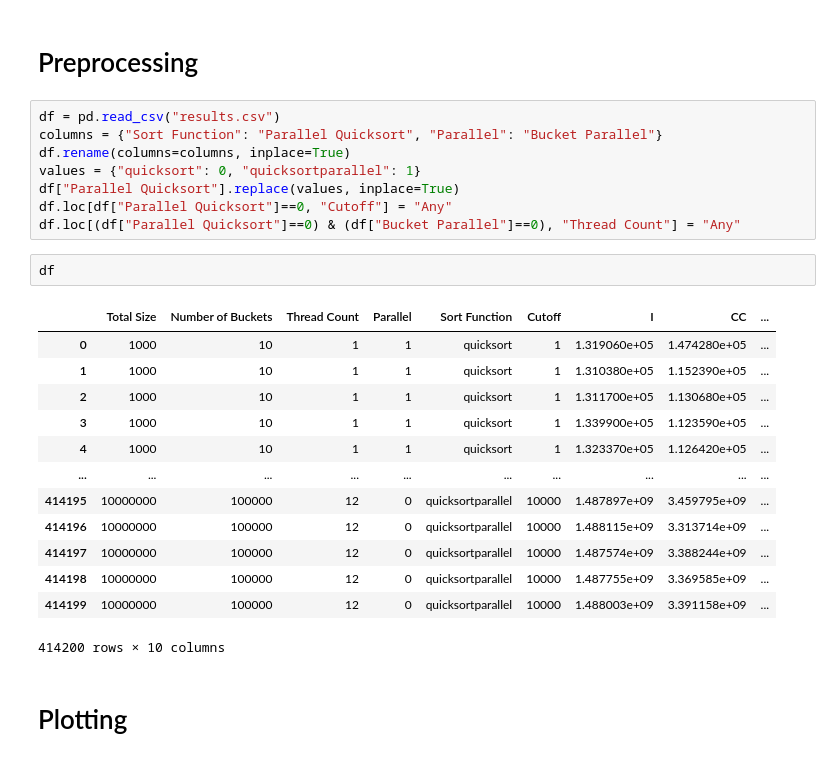
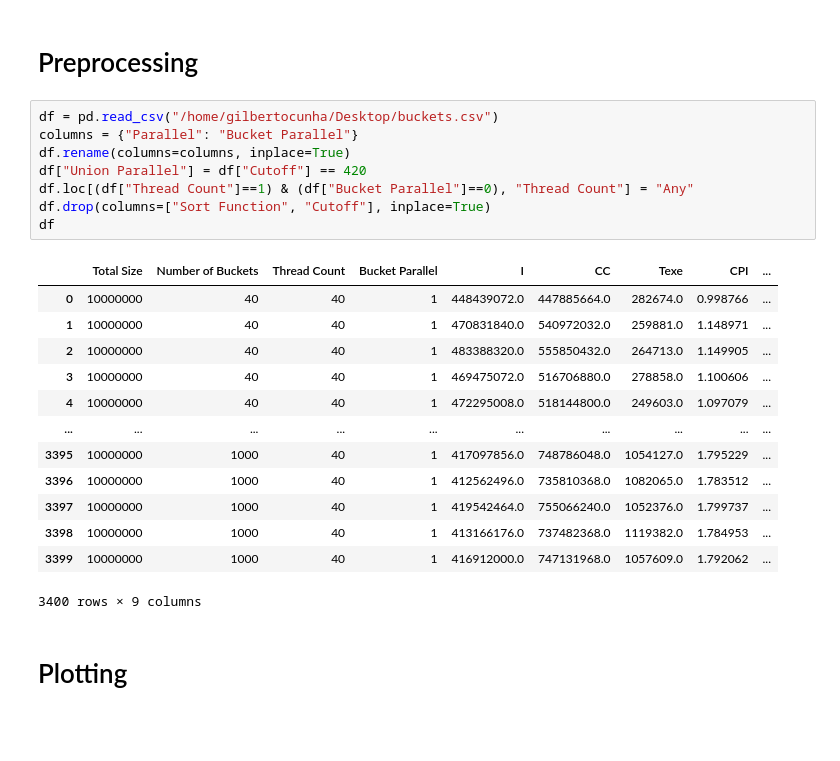
Before and after one commit to GilbertoCunha/ParallelComputing, a Jupyter notebook: Trabalho2/DataPlots.ipynb, the cells around one changed output. Drawn from its saved outputs; the diff is of its cells as text; blank space fills up the shorter version.

```diff
--- a/Trabalho2/DataPlots.ipynb
+++ b/Trabalho2/DataPlots.ipynb
@@ -7,29 +7,27 @@ import numpy as np
 # %% [markdown]
 # Preprocessing
 # %%
-df = pd.read_csv("results.csv")
-columns = {"Sort Function": "Parallel Quicksort", "Parallel": "Bucket Parallel"}
+df = pd.read_csv("/home/gilbertocunha/Desktop/buckets.csv")
+columns = {"Parallel": "Bucket Parallel"}
 df.rename(columns=columns, inplace=True)
-values = {"quicksort": 0, "quicksortparallel": 1}
-df["Parallel Quicksort"].replace(values, inplace=True)
-df.loc[df["Parallel Quicksort"]==0, "Cutoff"] = "Any"
-df.loc[(df["Parallel Quicksort"]==0) & (df["Bucket Parallel"]==0), "Thread Count"] = "Any"
+df["Union Parallel"] = df["Cutoff"] == 420
+df.loc[(df["Thread Count"]==1) & (df["Bucket Parallel"]==0), "Thread Count"] = "Any"
+df.drop(columns=["Sort Function", "Cutoff"], inplace=True)
+df
+# %% [output]
+|  | Total Size | Number of Buckets | Thread Count | Bucket Parallel | I | CC | Texe | CPI | ... |
+| 0 | 10000000 | 40 | 40 | 1 | 448439072.0 | 447885664.0 | 282674.0 | 0.998766 | ... |
+| 1 | 10000000 | 40 | 40 | 1 | 470831840.0 | 540972032.0 | 259881.0 | 1.148971 | ... |
+| 2 | 10000000 | 40 | 40 | 1 | 483388320.0 | 555850432.0 | 264713.0 | 1.149905 | ... |
+| 3 | 10000000 | 40 | 40 | 1 | 469475072.0 | 516706880.0 | 278858.0 | 1.100606 | ... |
+| 4 | 10000000 | 40 | 40 | 1 | 472295008.0 | 518144800.0 | 249603.0 | 1.097079 | ... |
+| ... | ... | ... | ... | ... | ... | ... | ... | ... | ... |
+| 3395 | 10000000 | 1000 | 40 | 1 | 417097856.0 | 748786048.0 | 1054127.0 | 1.795229 | ... |
+| 3396 | 10000000 | 1000 | 40 | 1 | 412562496.0 | 735810368.0 | 1082065.0 | 1.783512 | ... |
+| 3397 | 10000000 | 1000 | 40 | 1 | 419542464.0 | 755066240.0 | 1052376.0 | 1.799737 | ... |
+| 3398 | 10000000 | 1000 | 40 | 1 | 413166176.0 | 737482368.0 | 1119382.0 | 1.784953 | ... |
+| 3399 | 10000000 | 1000 | 40 | 1 | 416912000.0 | 747131968.0 | 1057609.0 | 1.792062 | ... |
+3400 rows × 9 columns
-# %%
-df
-# %% [output]
-|  | Total Size | Number of Buckets | Thread Count | Parallel | Sort Function | Cutoff | I | CC | ... |
-| 0 | 1000 | 10 | 1 | 1 | quicksort | 1 | 1.319060e+05 | 1.474280e+05 | ... |
-| 1 | 1000 | 10 | 1 | 1 | quicksort | 1 | 1.310380e+05 | 1.152390e+05 | ... |
-| 2 | 1000 | 10 | 1 | 1 | quicksort | 1 | 1.311700e+05 | 1.130680e+05 | ... |
-| 3 | 1000 | 10 | 1 | 1 | quicksort | 1 | 1.339900e+05 | 1.123590e+05 | ... |
-| 4 | 1000 | 10 | 1 | 1 | quicksort | 1 | 1.323370e+05 | 1.126420e+05 | ... |
-| ... | ... | ... | ... | ... | ... | ... | ... | ... | ... |
-| 414195 | 10000000 | 100000 | 12 | 0 | quicksortparallel | 10000 | 1.487897e+09 | 3.459795e+09 | ... |
-| 414196 | 10000000 | 100000 | 12 | 0 | quicksortparallel | 10000 | 1.488115e+09 | 3.313714e+09 | ... |
-| 414197 | 10000000 | 100000 | 12 | 0 | quicksortparallel | 10000 | 1.487574e+09 | 3.388244e+09 | ... |
-| 414198 | 10000000 | 100000 | 12 | 0 | quicksortparallel | 10000 | 1.487755e+09 | 3.369585e+09 | ... |
-| 414199 | 10000000 | 100000 | 12 | 0 | quicksortparallel | 10000 | 1.488003e+09 | 3.391158e+09 | ... |
-414200 rows × 10 columns
 # %% [markdown]
 # Plotting
 # %%
```
Also changed, not shown: parts of 5 cells of this notebook, 4 other files.
